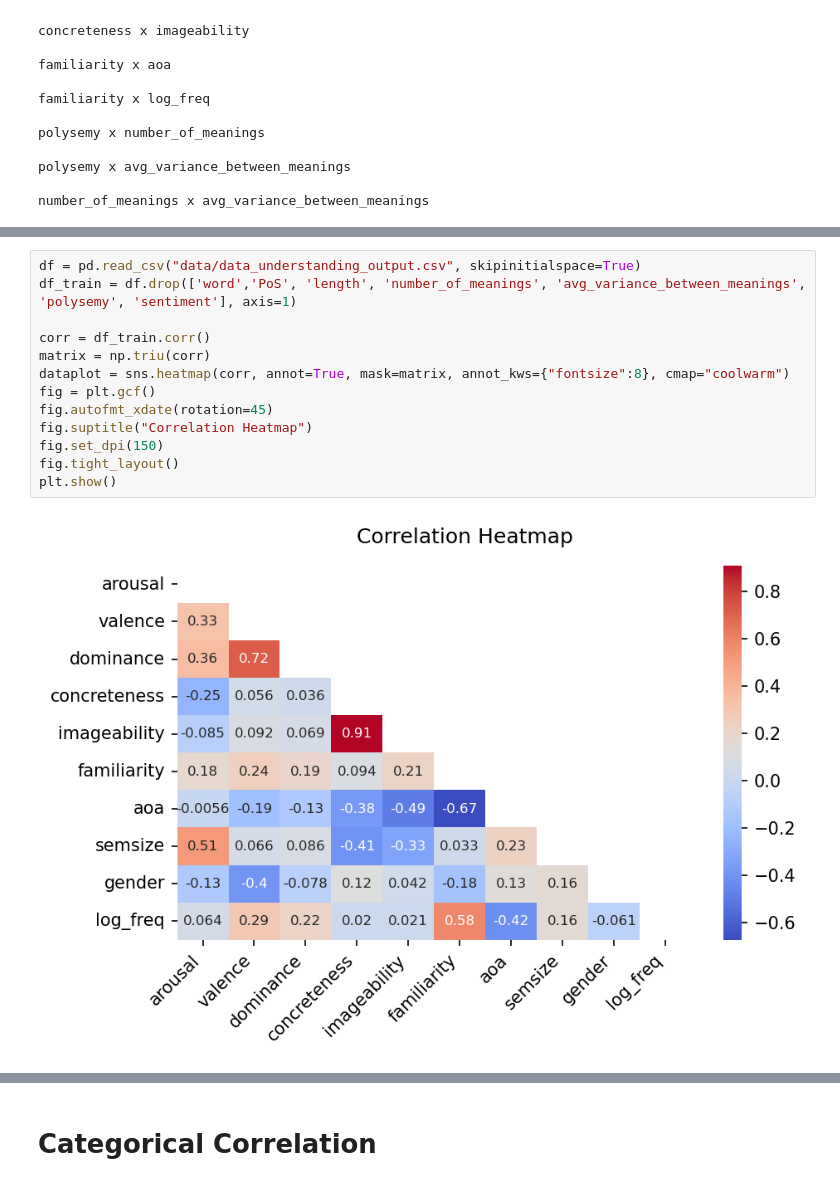
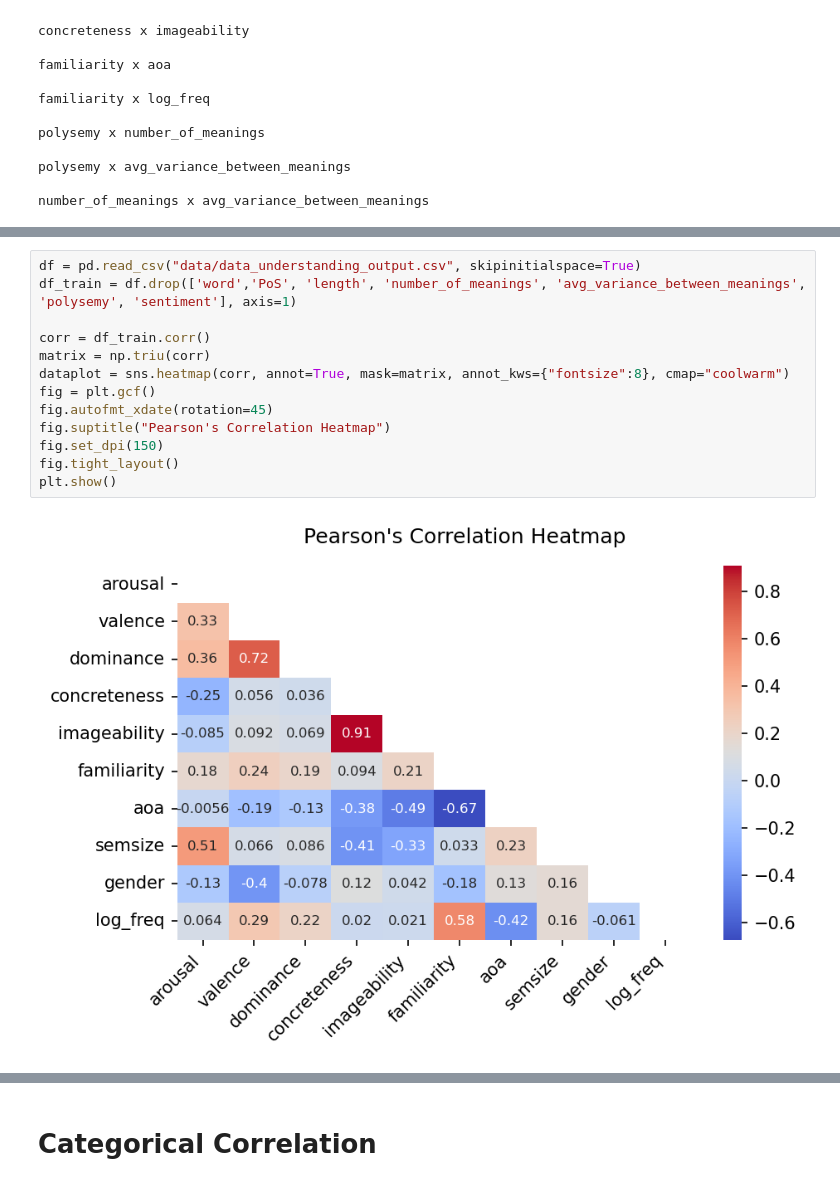
Before and after one commit to michelepapucci/data-mining-project, a Jupyter notebook: data_understanding.ipynb, the cells around one changed output, grey strips where cells are left out. Cells and saved outputs as stored; diff of their text form.

```diff
--- a/data_understanding.ipynb
+++ b/data_understanding.ipynb
@@ -604,18 +620,18 @@ df.corr('spearman')
 # %%
 df = pd.read_csv("data/data_understanding_output.csv", skipinitialspace=True)
 df_train = df.drop(['word','PoS', 'length', 'number_of_meanings', 'avg_variance_between_meanings', 'polysemy', 'sentiment'], axis=1)
 
 corr = df_train.corr()
 matrix = np.triu(corr)
 dataplot = sns.heatmap(corr, annot=True, mask=matrix, annot_kws={"fontsize":8}, cmap="coolwarm")
 fig = plt.gcf()
 fig.autofmt_xdate(rotation=45)
-fig.suptitle("Correlation Heatmap")
+fig.suptitle("Pearson's Correlation Heatmap")
 fig.set_dpi(150)
 fig.tight_layout()
 plt.show()
 # %% [output]
-[figure, old version]
+[figure, new version]
 # %%
 df = pd.read_csv("data/data_understanding_output.csv", skipinitialspace=True)
 df_train = df.drop(['word','PoS', 'length', 'number_of_meanings', 'avg_variance_between_meanings', 'polysemy', 'sentiment'], axis=1)
```
Also changed, not shown: parts of 10 cells of this notebook, 2 other files.
